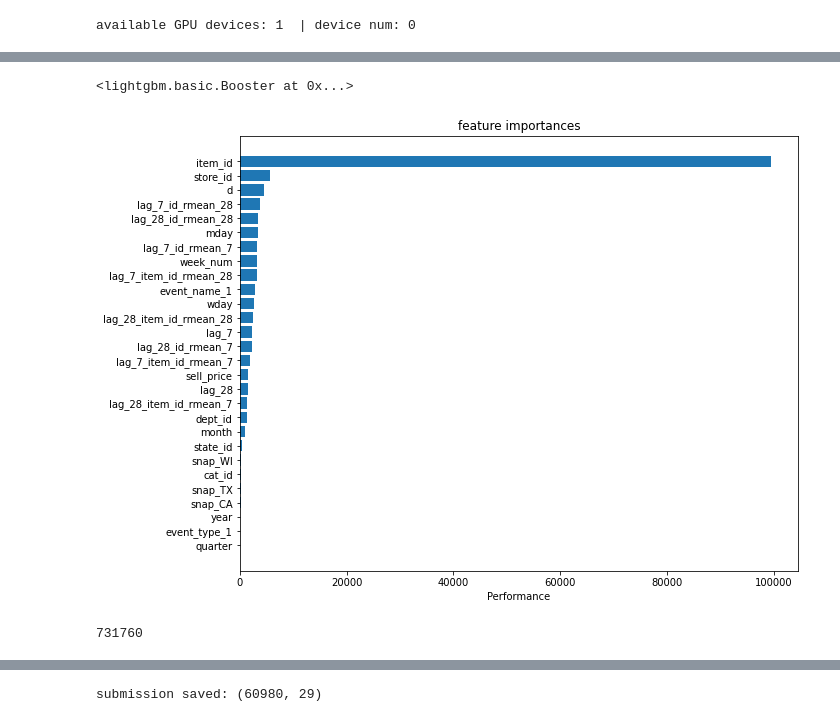
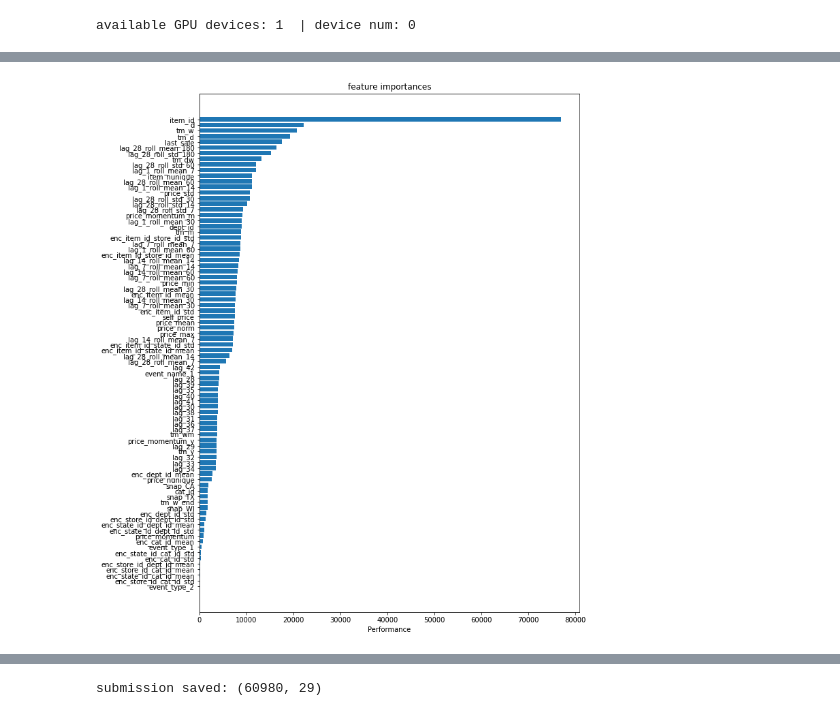
Before and after one commit to vgarshin/kaggle_m5, a Jupyter notebook: m5_model_lgbm_20200407.ipynb, the cells around one changed output, grey strips where cells are left out. Drawn from its saved outputs; the diff is of its cells as text; code cells hidden in the pictures.

Commit message:
new lgbm by stores

```diff
--- a/m5_model_lgbm_20200407.ipynb
+++ b/m5_model_lgbm_20200407.ipynb
@@ -219,19 +258,0 @@ gc.collect()
-# %%
-%%time
-params = {
-    'objective' : 'poisson',
-    'metric' :'rmse',
-    'force_row_wise' : True,
-    'learning_rate' : .075,
-    #'sub_feature' : .8,
-    'sub_row' : .75,
-    'bagging_freq' : 1,
-    'lambda_l2' : .1,
-    #'nthread' : 4
-    'metric': ['rmse'],
-    'verbosity': 1,
-    'num_iterations' : 1200,
-    'num_leaves': 128,
-    'min_data_in_leaf': 100,
-}
-model = lgb.train(params, train_lgb, valid_sets=[val_lgb], verbose_eval=20)
@@ -255,0 +259,4 @@ Wall time: 22min 35s
+# %%
+train_cols = strain.columns[~strain.columns.isin(DROP_COLS)]
+store_ids = list(strain['store_id'].unique())
+print('stores', store_ids)
@@ -256,9 +336,7 @@ Wall time: 22min 35s
 # %%
-model.save_model('{}/model_{}.lgb'.format(MODELS_DIR, MODEL_VER))
+store_id = 0
+model_file = '{}/model_{}_store_{}.lgb'.format(MODELS_DIR, MODEL_VER, store_id)
+model = lgb.Booster(model_file=model_file)
-# %% [output]
-<lightgbm.basic.Booster at 0x...>
-# %%
-model = lgb.Booster(model_file='{}/model_{}.lgb'.format(MODELS_DIR, MODEL_VER))
 # %%
 feat_importances = sorted(
     [(f, v) for f, v in zip(train_cols, model.feature_importance())],
@@ -266,22 +344,15 @@ feat_importances = sorted(
     reverse=True
 )
 # %%
-fig, ax = plt.subplots(figsize=(10, 8))
+fig, ax = plt.subplots(figsize=(10, 14))
 labels, values = [x[0] for x in feat_importances if x[1] > .5], [x[1] for x in feat_importances if x[1] > .5]
 y_pos = np.arange(len(labels))
 ax.barh(y_pos, values)
 ax.set_yticks(y_pos)
 ax.set_yticklabels(labels)
 ax.invert_yaxis()
 ax.set_xlabel('Performance')
 ax.set_title('feature importances')
 plt.show()
 # %% [output]
-[figure, old version]
+[figure, new version]
-# %%
-spred = strain[strain['date'] >= VAL_DATE].copy()
-preds = model.predict(spred[train_cols])
-print(len(preds))
-spred.loc[:, 'sales'] = preds
-# %% [output]
-731760
```
Also changed, not shown: parts of 31 cells of this notebook.
